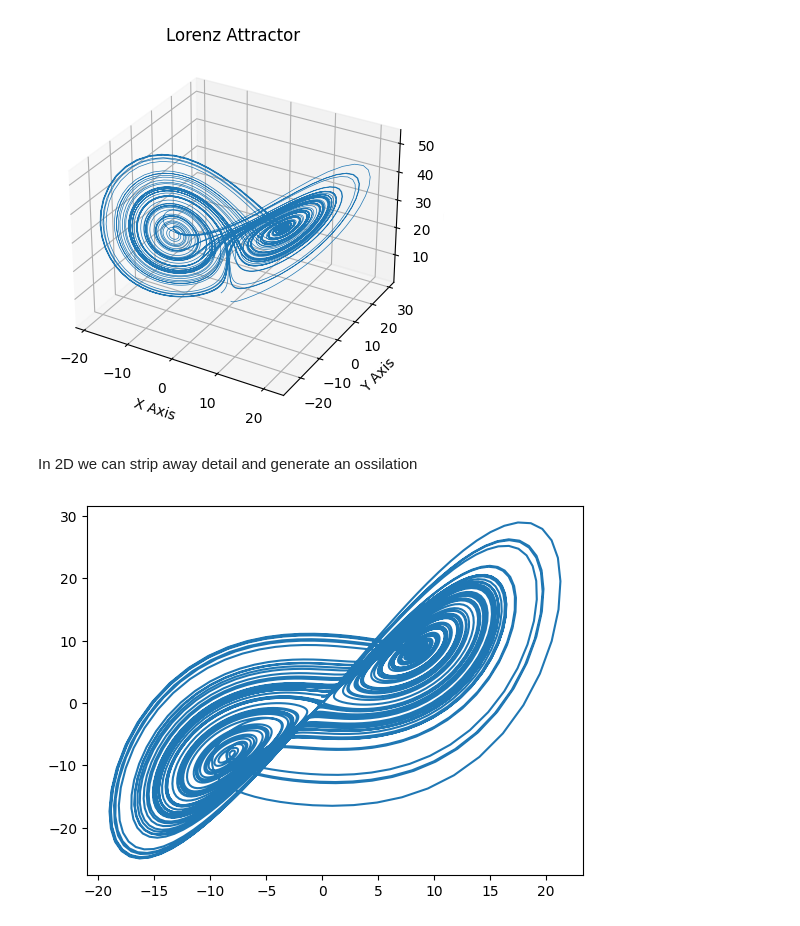
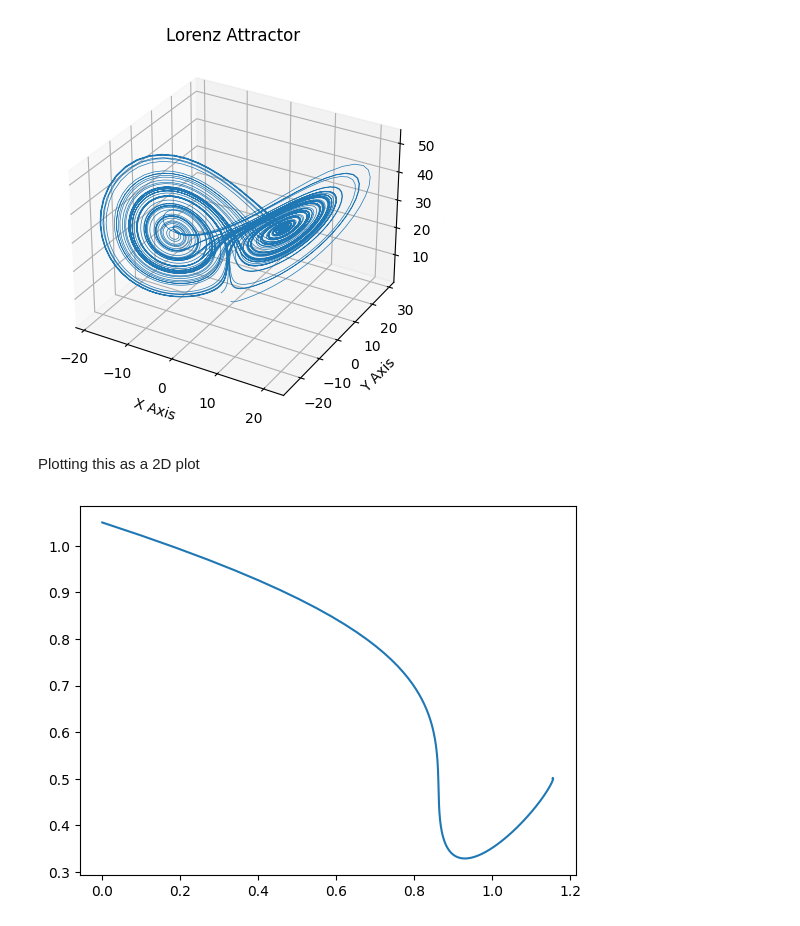
Before and after one commit to shepai/Chaos-Robotics, a Jupyter notebook: Simulation/open_ai_example.ipynb, the cells around one changed output. Saved outputs shown, nothing was run; the diff lists cells and outputs as text; code cells hidden in the pictures.

```diff
--- a/Simulation/open_ai_example.ipynb
+++ b/Simulation/open_ai_example.ipynb
@@ -76,28 +88,36 @@ ax.set_title("Lorenz Attractor")
 plt.show()
 # %% [output]
 [figure]
-# %% [markdown]
-In 2D we can strip away detail and generate an ossilation
+# %% [markdown]
+Plotting this as a 2D plot
 # %%
 prandtl = 10
-rho = 28
+rho = 1.5
 beta = 8/3
+
+def lorenz_attr(x, y, z):
+    x_dot = prandtl*(y - x)
+    y_dot = rho*x - y - x*z
+    z_dot = x*y - beta*z
+    return x_dot, y_dot, z_dot
 
 dt = 0.01
 num_steps = 10000
 
 xs = np.empty(num_steps + 1)
 ys = np.empty(num_steps + 1)
 zs = np.empty(num_steps + 1)
 xs[0], ys[0], zs[0] = (0., 1., 1.05)
 
 for i in range(num_steps):
     x_dot, y_dot, z_dot = lorenz_attr(xs[i], ys[i], zs[i])
     xs[i + 1] = xs[i] + (x_dot * dt)
     ys[i + 1] = ys[i] + (y_dot * dt)
     zs[i + 1] = zs[i] + (z_dot * dt)
 
-plt.plot(xs,ys)
+fig = plt.figure()
+plt.plot(xs,zs)
+
 plt.show()
 # %% [output]
-[figure, old version]
+[figure, new version]
```
Also changed, not shown: parts of 4 cells of this notebook.
